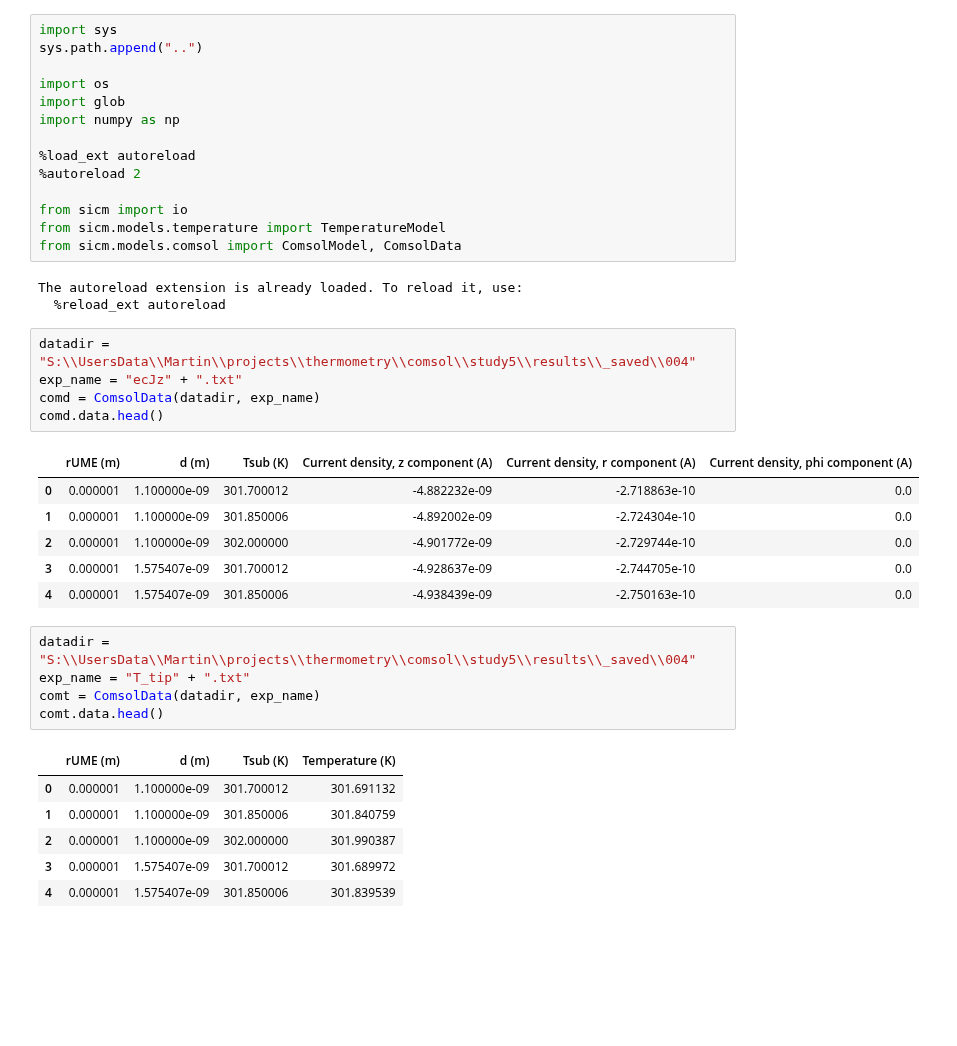
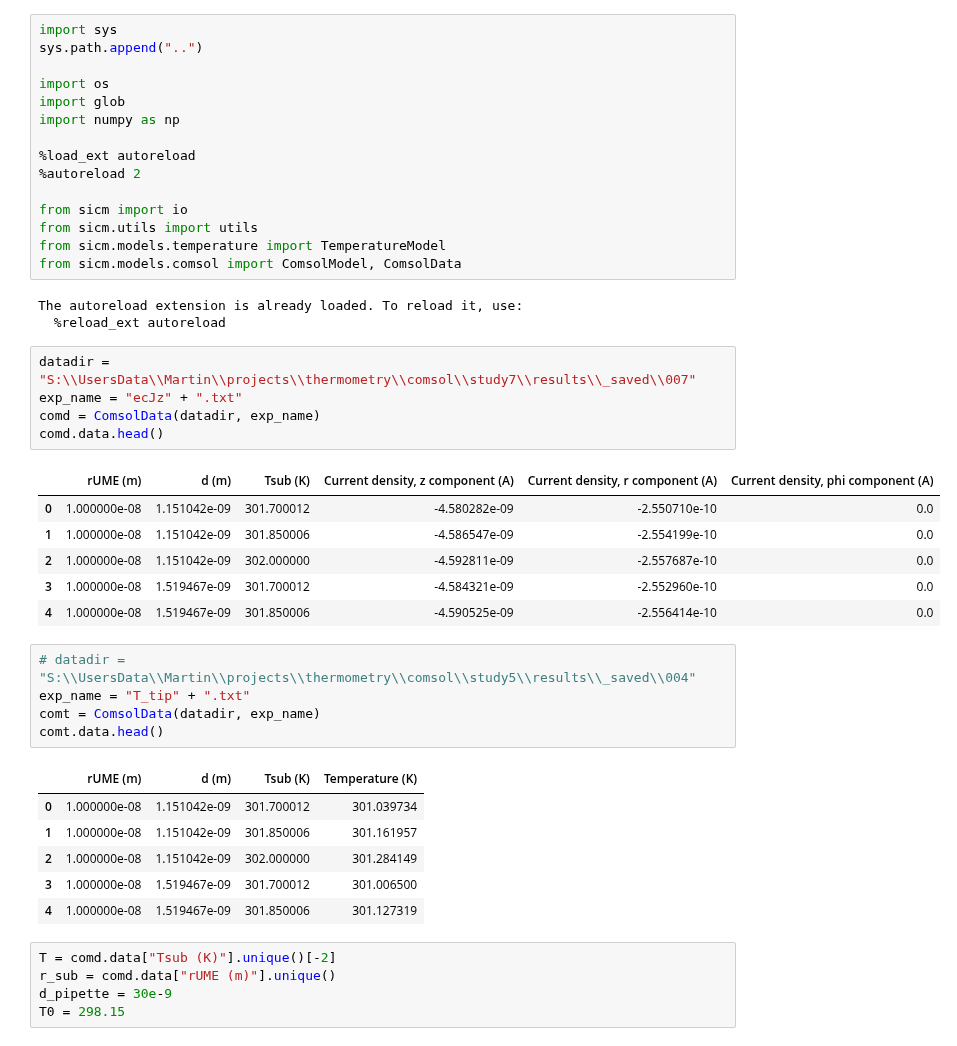
Before and after one commit to martinholub/sicm, a Jupyter notebook: notebooks/temperature_model.ipynb, the cells around one changed output. Cells and saved outputs as stored; diff of their text form; blank space fills up the shorter version.

```diff
--- a/notebooks/temperature_model.ipynb
+++ b/notebooks/temperature_model.ipynb
@@ -10,33 +10,39 @@ import numpy as np
 %autoreload 2
 
 from sicm import io
+from sicm.utils import utils
 from sicm.models.temperature import TemperatureModel
 from sicm.models.comsol import ComsolModel, ComsolData
 # %% [output]
 The autoreload extension is already loaded. To reload it, use:
   %reload_ext autoreload
 # %%
-datadir = "S:\\UsersData\\Martin\\projects\\thermometry\\comsol\\study5\\results\\_saved\\004"
+datadir = "S:\\UsersData\\Martin\\projects\\thermometry\\comsol\\study7\\results\\_saved\\007"
 exp_name = "ecJz" + ".txt"
 comd = ComsolData(datadir, exp_name)
 comd.data.head()
 # %% [output]
 |  | rUME (m) | d (m) | Tsub (K) | Current density, z component (A) | Current density, r component (A) | Current density, phi component (A) |
-| 0 | 0.000001 | 1.100000e-09 | 301.700012 | -4.882232e-09 | -2.718863e-10 | 0.0 |
-| 1 | 0.000001 | 1.100000e-09 | 301.850006 | -4.892002e-09 | -2.724304e-10 | 0.0 |
-| 2 | 0.000001 | 1.100000e-09 | 302.000000 | -4.901772e-09 | -2.729744e-10 | 0.0 |
-| 3 | 0.000001 | 1.575407e-09 | 301.700012 | -4.928637e-09 | -2.744705e-10 | 0.0 |
-| 4 | 0.000001 | 1.575407e-09 | 301.850006 | -4.938439e-09 | -2.750163e-10 | 0.0 |
+| 0 | 1.000000e-08 | 1.151042e-09 | 301.700012 | -4.580282e-09 | -2.550710e-10 | 0.0 |
+| 1 | 1.000000e-08 | 1.151042e-09 | 301.850006 | -4.586547e-09 | -2.554199e-10 | 0.0 |
+| 2 | 1.000000e-08 | 1.151042e-09 | 302.000000 | -4.592811e-09 | -2.557687e-10 | 0.0 |
+| 3 | 1.000000e-08 | 1.519467e-09 | 301.700012 | -4.584321e-09 | -2.552960e-10 | 0.0 |
+| 4 | 1.000000e-08 | 1.519467e-09 | 301.850006 | -4.590525e-09 | -2.556414e-10 | 0.0 |
 # %%
-datadir = "S:\\UsersData\\Martin\\projects\\thermometry\\comsol\\study5\\results\\_saved\\004"
+# datadir = "S:\\UsersData\\Martin\\projects\\thermometry\\comsol\\study5\\results\\_saved\\004"
 exp_name = "T_tip" + ".txt"
 comt = ComsolData(datadir, exp_name)
 comt.data.head()
 # %% [output]
 |  | rUME (m) | d (m) | Tsub (K) | Temperature (K) |
-| 0 | 0.000001 | 1.100000e-09 | 301.700012 | 301.691132 |
-| 1 | 0.000001 | 1.100000e-09 | 301.850006 | 301.840759 |
-| 2 | 0.000001 | 1.100000e-09 | 302.000000 | 301.990387 |
-| 3 | 0.000001 | 1.575407e-09 | 301.700012 | 301.689972 |
-| 4 | 0.000001 | 1.575407e-09 | 301.850006 | 301.839539 |
+| 0 | 1.000000e-08 | 1.151042e-09 | 301.700012 | 301.039734 |
+| 1 | 1.000000e-08 | 1.151042e-09 | 301.850006 | 301.161957 |
+| 2 | 1.000000e-08 | 1.151042e-09 | 302.000000 | 301.284149 |
+| 3 | 1.000000e-08 | 1.519467e-09 | 301.700012 | 301.006500 |
+| 4 | 1.000000e-08 | 1.519467e-09 | 301.850006 | 301.127319 |
+# %%
+T = comd.data["Tsub (K)"].unique()[-2]
+r_sub = comd.data["rUME (m)"].unique()
+d_pipette = 30e-9
+T0 = 298.15
 # %%
```
Also changed, not shown: parts of 8 cells of this notebook, 2 other files.
